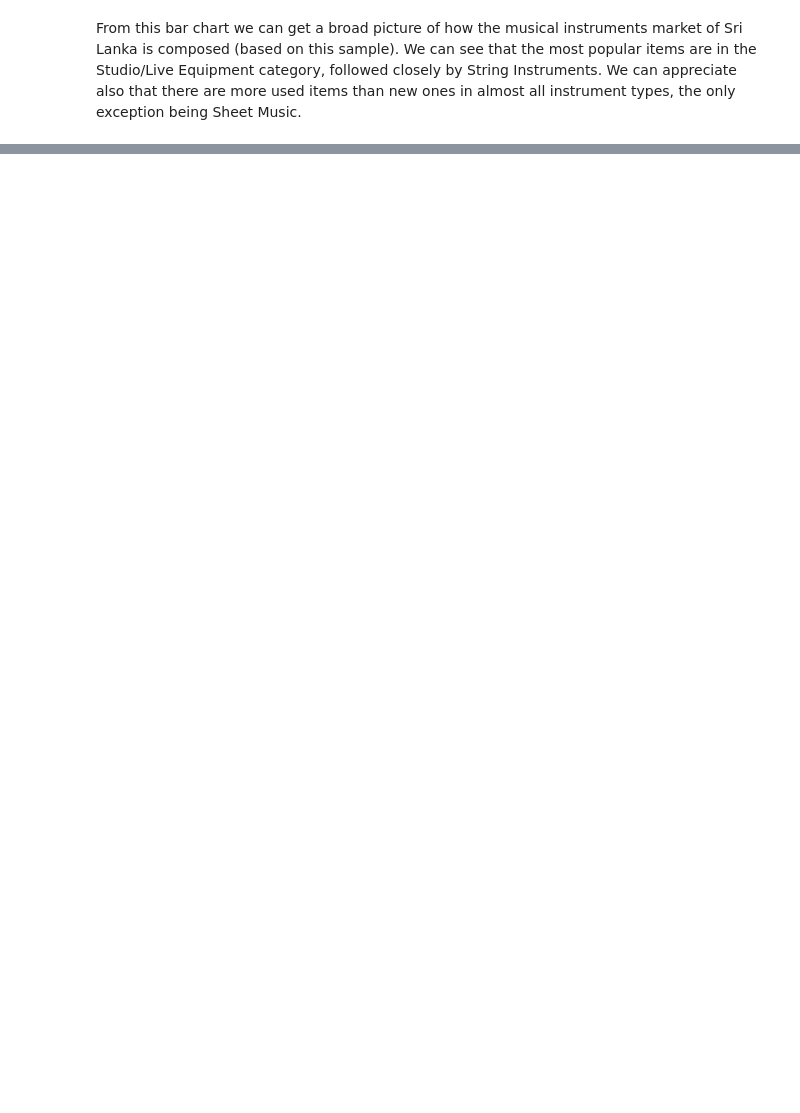
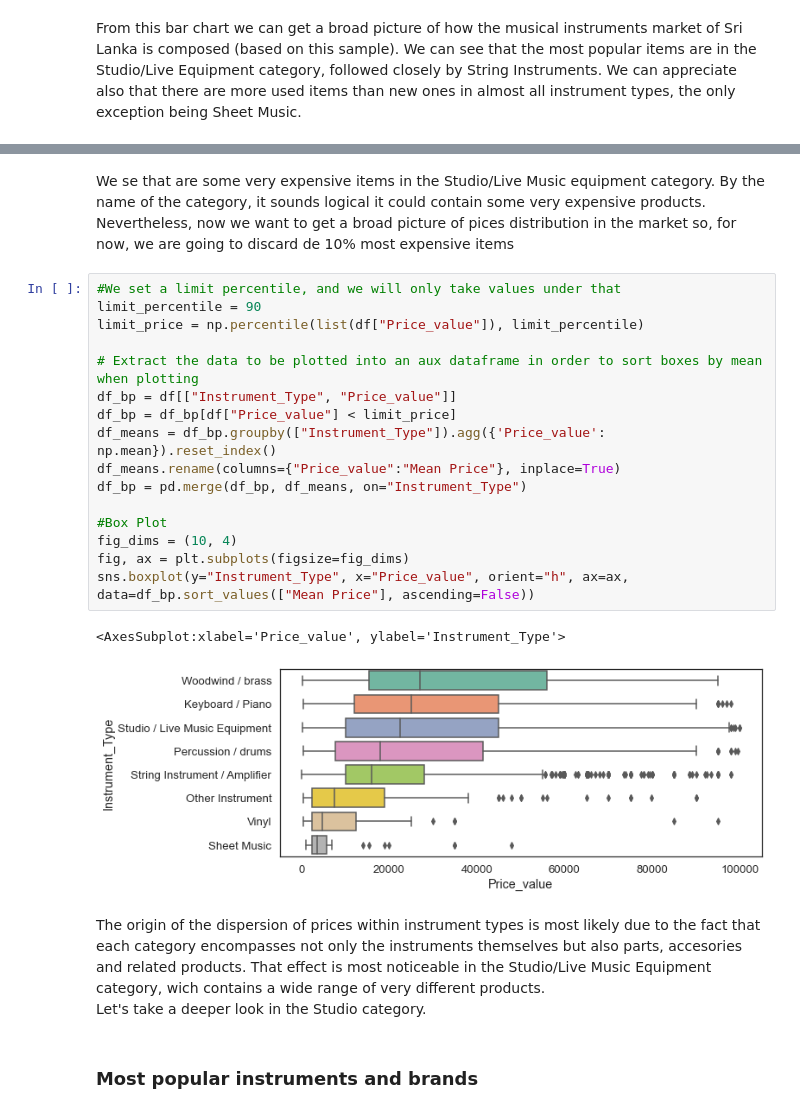
Before and after one commit to LeandroHornos/musical-instruments-prices, a Jupyter notebook: exploratory-analysis.ipynb, the cells around one changed output, grey strips where cells are left out. Cells and saved outputs as stored; diff of their text form; blank space fills up the shorter version.

```diff
--- a/exploratory-analysis.ipynb
+++ b/exploratory-analysis.ipynb
@@ -84,0 +116,26 @@ From this bar chart we can get a broad picture of how the musical instruments ma
+# %% [markdown]
+We se that are some very expensive items in the Studio/Live Music equipment category. By the name of the category, it sounds logical it could contain some very expensive products. Nevertheless, now we want to get a broad picture of pices distribution in the market so, for now, we are going to discard de 10% most expensive items
+# %%
+#We set a limit percentile, and we will only take values under that
+limit_percentile = 90
+limit_price = np.percentile(list(df["Price_value"]), limit_percentile)
+
+# Extract the data to be plotted into an aux dataframe in order to sort boxes by mean when plotting
+df_bp = df[["Instrument_Type", "Price_value"]]
+df_bp = df_bp[df["Price_value"] < limit_price]
+df_means = df_bp.groupby(["Instrument_Type"]).agg({'Price_value': np.mean}).reset_index()
+df_means.rename(columns={"Price_value":"Mean Price"}, inplace=True)
+df_bp = pd.merge(df_bp, df_means, on="Instrument_Type")
+
+#Box Plot
+fig_dims = (10, 4)
+fig, ax = plt.subplots(figsize=fig_dims)
+sns.boxplot(y="Instrument_Type", x="Price_value", orient="h", ax=ax, data=df_bp.sort_values(["Mean Price"], ascending=False))
+# %% [output]
+<AxesSubplot:xlabel='Price_value', ylabel='Instrument_Type'>
+[figure, added]
+# %% [markdown]
+The origin of the dispersion of prices within instrument types is most likely due to the fact that each category encompasses not only the instruments themselves but also parts, accesories and related products. That effect is most noticeable in the Studio/Live Music Equipment category, wich contains a wide range of very different products.<br>
+Let's take a deeper look in the Studio category.
+# %% [markdown]
+### Most popular instruments and brands
```
Also changed, not shown: parts of 16 cells of this notebook, 5 other files.
